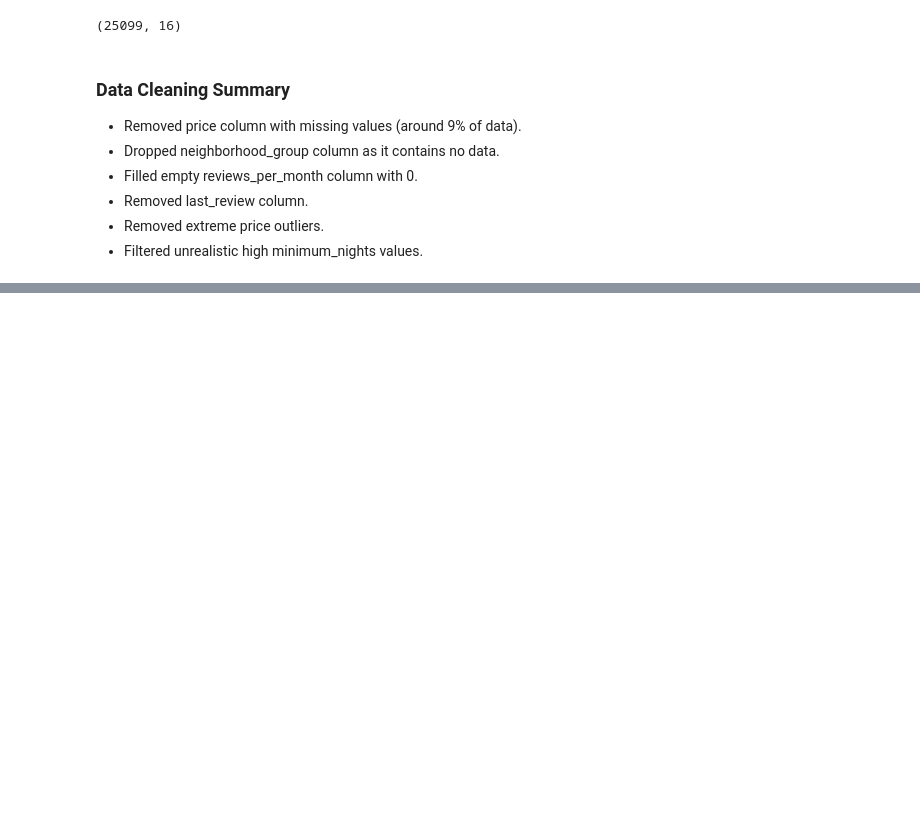
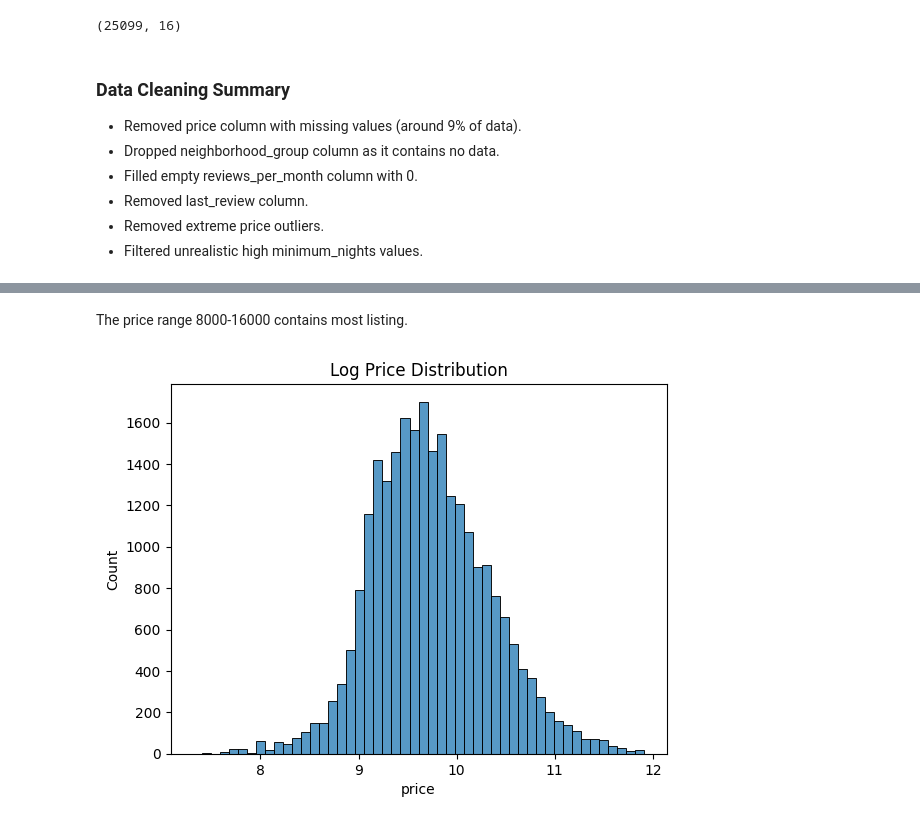
Before and after one commit to jasonandreasw/airbnb-eda, a Jupyter notebook: notebooks/airbnb_eda.ipynb, the cells around one changed output, grey strips where cells are left out. Saved outputs shown, nothing was run; the diff lists cells and outputs as text; code cells hidden in the pictures; blank space fills up the shorter version.

```diff
--- a/notebooks/airbnb_eda.ipynb
+++ b/notebooks/airbnb_eda.ipynb
@@ -319,0 +351,8 @@ df_clean.shape
+# %% [markdown]
+The price range 8000-16000 contains most listing.
+# %%
+sns.histplot(np.log1p(df_clean['price']), bins=50)
+plt.title("Log Price Distribution")
+plt.show()
+# %% [output]
+[figure, added]
```
Also changed, not shown: parts of 22 cells of this notebook.
